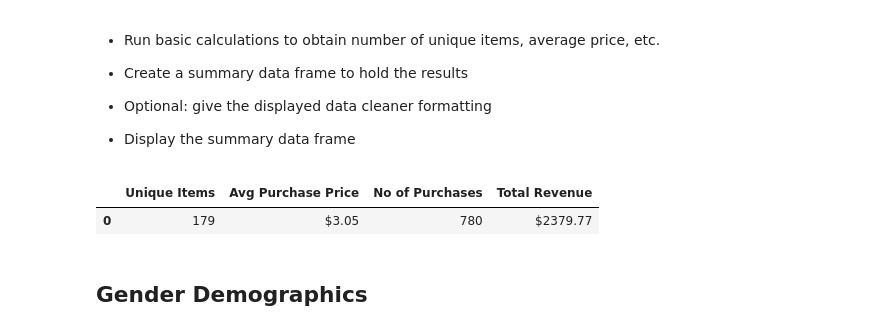
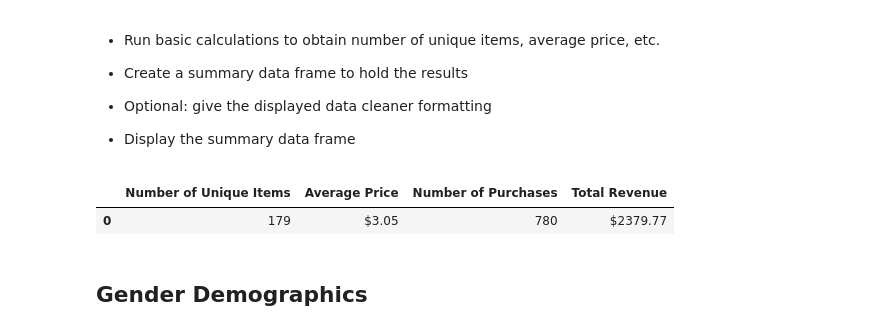
Before and after one commit to CicilyGeorge/pandas-challenge, a Jupyter notebook: HeroesOfPymoli.ipynb, the cells around one changed output. Saved outputs shown, nothing was run; the diff lists cells and outputs as text; code cells hidden in the pictures.

```diff
--- a/HeroesOfPymoli.ipynb
+++ b/HeroesOfPymoli.ipynb
@@ -57,19 +58,19 @@ player_count_df
 
 * Display the summary data frame
 # %%
-unique_items = purchase_data['Item ID'].nunique()
+unique_items = purchase_data["Item ID"].nunique()
 
-avg_price = "${:.2f}".format(purchase_data['Price'].mean())
+avg_price = "${:.2f}".format(purchase_data["Price"].mean())
 
-no_of_purchases = purchase_data['Purchase ID'].count()
+no_of_purchases = purchase_data["Purchase ID"].count()
 
-total_price = "${:.2f}".format(purchase_data['Price'].sum())
+total_price = "${:.2f}".format(purchase_data["Price"].sum())
 
 # creating a summary dataframe
-summary_data = pd.DataFrame({"Unique Items":unique_items,"Avg Purchase Price":avg_price,"No of Purchases":no_of_purchases,"Total Revenue":total_price}, index=[0])
+summary_data = pd.DataFrame({"Number of Unique Items":unique_items,"Average Price":avg_price,"Number of Purchases":no_of_purchases,"Total Revenue":total_price}, index=[0])
 summary_data
 # %% [output]
-|  | Unique Items | Avg Purchase Price | No of Purchases | Total Revenue |
+|  | Number of Unique Items | Average Price | Number of Purchases | Total Revenue |
 | 0 | 179 | $3.05 | 780 | $2379.77 |
 # %% [markdown]
 ## Gender Demographics
```
Also changed, not shown: parts of 14 cells of this notebook, 1 other file.
